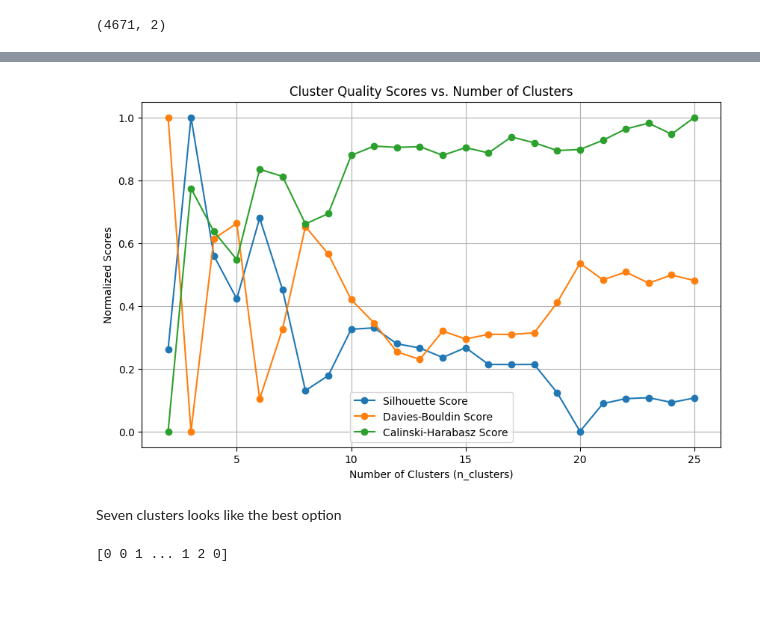
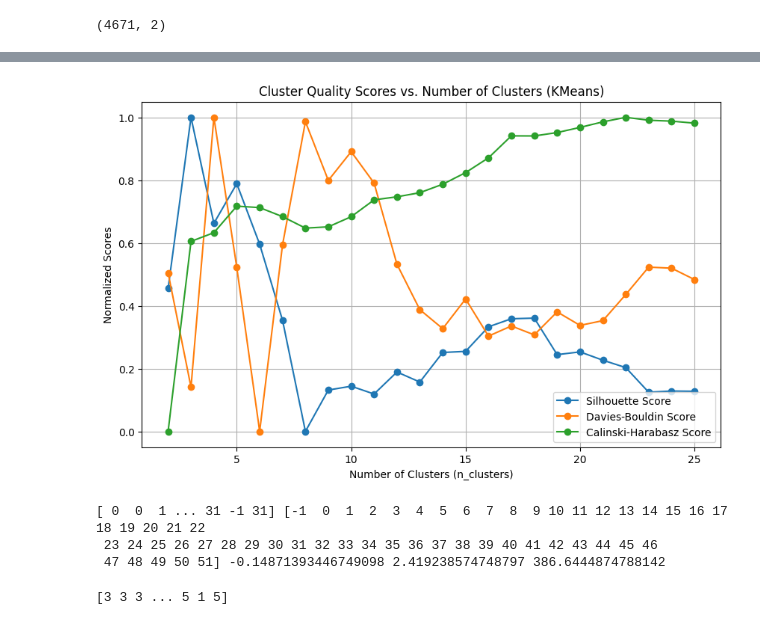
Before and after one commit to Fmazin/AI_Project, a Jupyter notebook: code/main_project_flow.ipynb, the cells around one changed output, grey strips where cells are left out. Drawn from its saved outputs; the diff is of its cells as text; code cells hidden in the pictures; blank space fills up the shorter version.

```diff
--- a/code/main_project_flow.ipynb
+++ b/code/main_project_flow.ipynb
@@ -243,6 +339,4 @@ df = pd.read_csv('/content/drive/MyDrive/AIprojectfiles/clean_dataPT2.csv')
 # %% [output]
 Drive already mounted at /content/drive/; to attempt to forcibly remount, call drive.mount("/content/drive/", force_remount=True).
 # %%
-df = pd.read_csv('clean_dataPT2.csv')
-df = df.drop(columns=["Unnamed: 0.1", "Unnamed: 0", "date"], axis=1)
-df
+df = df.drop(columns=["Unnamed: 0.1", "Unnamed: 0", "date"], axis=1) #Cleaning up from the the export/import process
@@ -263,5 +343,6 @@ df
 # %%
-df_test = df.groupby(['stop_sequence', 'Calendar_date'])[['arrival_delay', 'dwell_time',
+# Creating a new df for the PCA and clustering, grouped on stop sequence and calendar data, including the variables found to be important for the models
+df_test = df.groupby(['stop_sequence', 'Calendar_date'])[['dwell_time',
                                    'traffic_condition', 'recurrent_delay',
                                    'origin_delay', 'previous_bus_delay',
                                    'factor(day_of_week)weekday',
@@ -296,8 +380,8 @@ scaling=StandardScaler()
 scaling.fit(df_test)
 Scaled_data=scaling.transform(df_test)
 
-# Set the n_components=3
-principal=KernelPCA(n_components=2, kernel = 'rbf')
+# Reducing to 2D
+principal=KernelPCA(n_components=2, kernel = 'rbf', fit_inverse_transform= True)
 principal.fit(Scaled_data)
 x=principal.transform(Scaled_data)
 
@@ -326,6 +401,9 @@ array([[ 0.19308962,  0.20796334],
 # %%
+# Visualizing the performance of different numbers of clusters for different clustering methods
+
 # Define a list of n_clusters values to iterate over
 n_clusters_values = list(range(2,26))
+# eps = float_range = np.arange(0.01, 0.5, 0.05).tolist() #for eps
 
 # Initialize lists to store scores
 silhouette_scores = []
@@ -334,9 +412,22 @@ calinski_harabasz_scores = []
 
 # Loop over different values of n_clusters
 for n_clusters in n_clusters_values:
-    # Fit K-Means clustering with the current number of clusters
-    clusters = KMeans(n_clusters=n_clusters, random_state=0, n_init="auto").fit(x)
+    # Fit Clustering Method with the current number of clusters
+
+    # Kmeans
+    #clusters = KMeans(n_clusters=n_clusters, random_state=0, n_init="auto").fit(x)
+
+    # Agglomerative
+    clusters = AgglomerativeClustering(n_clusters=n_clusters,metric='euclidean', linkage='ward').fit(x) # check the parameters at https://scikit-learn.org/stable/modules/generated/sklearn.cluster.AgglomerativeClustering.html
+
+    # Spectral
+    #clusters = SpectralClustering(n_clusters=n_clusters).fit(x)
+
     cluster_labels = clusters.labels_
+
+    # Gaussian Mixture
+    #clusters = GaussianMixture(n_components=n_clusters, random_state=0).fit(x)  # Use GaussianMixture
+    #cluster_labels = clusters.predict(x)  # Predict the cluster labels
 
     # Calculate cluster quality scores
     SC_score = silhouette_score(x, cluster_labels)
@@ -346,46 +437,73 @@ for n_clusters in n_clusters_values:
     # Append scores to the respective lists
     silhouette_scores.append(SC_score)
     davies_bouldin_scores.append(DB_score)
     calinski_harabasz_scores.append(CH_score)
 
 # Normalize the scores between 0 and 1 (optional)
 scaler = MinMaxScaler()
 silhouette_scores_normalized = scaler.fit_transform(np.array(silhouette_scores).reshape(-1, 1))
 davies_bouldin_scores_normalized = scaler.fit_transform(np.array(davies_bouldin_scores).reshape(-1, 1))
 calinski_harabasz_scores_normalized = scaler.fit_transform(np.array(calinski_harabasz_scores).reshape(-1, 1))
 
 # Create a DataFrame to store the normalized scores
 normalized_scores_df = pd.DataFrame({
     'n_clusters': n_clusters_values,
     'Silhouette Score': silhouette_scores_normalized.flatten(),
     'Davies-Bouldin Score': davies_bouldin_scores_normalized.flatten(),
     'Calinski-Harabasz Score': calinski_harabasz_scores_normalized.flatten()
 })
 
 # Plot the scores for each n_clusters value
 plt.figure(figsize=(10, 6))
 plt.plot(normalized_scores_df['n_clusters'], normalized_scores_df['Silhouette Score'], label='Silhouette Score', marker='o')
 plt.plot(normalized_scores_df['n_clusters'], normalized_scores_df['Davies-Bouldin Score'], label='Davies-Bouldin Score', marker='o')
 plt.plot(normalized_scores_df['n_clusters'], normalized_scores_df['Calinski-Harabasz Score'], label='Calinski-Harabasz Score', marker='o')
 plt.xlabel('Number of Clusters (n_clusters)')
 plt.ylabel('Normalized Scores')
-plt.title('Cluster Quality Scores vs. Number of Clusters')
+plt.title('Cluster Quality Scores vs. Number of Clusters (KMeans)')
 plt.legend()
 plt.grid(True)
 plt.show()
 # %% [output]
-[figure, old version]
+[figure, new version]
-# %% [markdown]
-Seven clusters looks like the best option
+# %%
+clusters = OPTICS(min_samples=8, max_eps=0.018, cluster_method='dbscan').fit(x) #OPTICS is not it
+cluster_labels = clusters.labels_
+print(cluster_labels, np.unique(cluster_labels), silhouette_score(x, cluster_labels), davies_bouldin_score(x,cluster_labels), calinski_harabasz_score(x, cluster_labels))
+
+# Calculate the Silhouette, Davies-Bouldin, and Calinski-Harabasz Scores
+SC_score = silhouette_score(x, cluster_labels)
+DB_score = davies_bouldin_score(x, cluster_labels)
+CH_score = calinski_harabasz_score(x, cluster_labels)
+
+# Print the computed cluster quality scores
+print('Silhouette Score:', SC_score)
+print('Davies-Bouldin Score:', DB_score)
+print('Calinski-Harabasz Score:', CH_score)
+# %% [output]
+[ 0  0  1 ... 31 -1 31] [-1  0  1  2  3  4  5  6  7  8  9 10 11 12 13 14 15 16 17 18 19 20 21 22
+ 23 24 25 26 27 28 29 30 31 32 33 34 35 36 37 38 39 40 41 42 43 44 45 46
+ 47 48 49 50 51] -0.14871393446749098 2.419238574748797 386.6444874788142
 # %%
-n_clusters = 3
+# Chose n_clusters based on results from above
 
-clusters = KMeans(n_clusters=n_clusters, random_state=0, n_init="auto").fit(x) # check the parameters at https://scikit-learn.org/stable/modules/generated/sklearn.cluster.KMeans.html
+n_clusters = 6
+min_samples = 6
 
-if clusters is not None:
-  cluster_labels = clusters.labels_
+# KMeans
+#clusters = KMeans(n_clusters=n_clusters, random_state=0, n_init="auto").fit(x) # check the parameters at https://scikit-learn.org/stable/modules/generated/sklearn.cluster.KMeans.html
+# Agglomerative
+clusters = AgglomerativeClustering(n_clusters=n_clusters,metric='euclidean', linkage='ward').fit(x) # check the parameters at https://scikit-learn.org/stable/modules/generated/sklearn.cluster.AgglomerativeClustering.html
+# OPTICS
+#clusters = OPTICS(min_samples=min_samples, max_eps=0.018, cluster_method='dbscan').fit(x)
+
+cluster_labels = clusters.labels_
+
+# Gaussian Mixtrue
+#clusters = GaussianMixture(n_components=n_clusters, random_state=0).fit(x)  # Use GaussianMixture
+#cluster_labels = clusters.predict(x)
 
 print(cluster_labels)
 # %% [output]
-[0 0 1 ... 1 2 0]
+[3 3 3 ... 5 1 5]
 # %%
```
Also changed, not shown: parts of 46 cells of this notebook.
